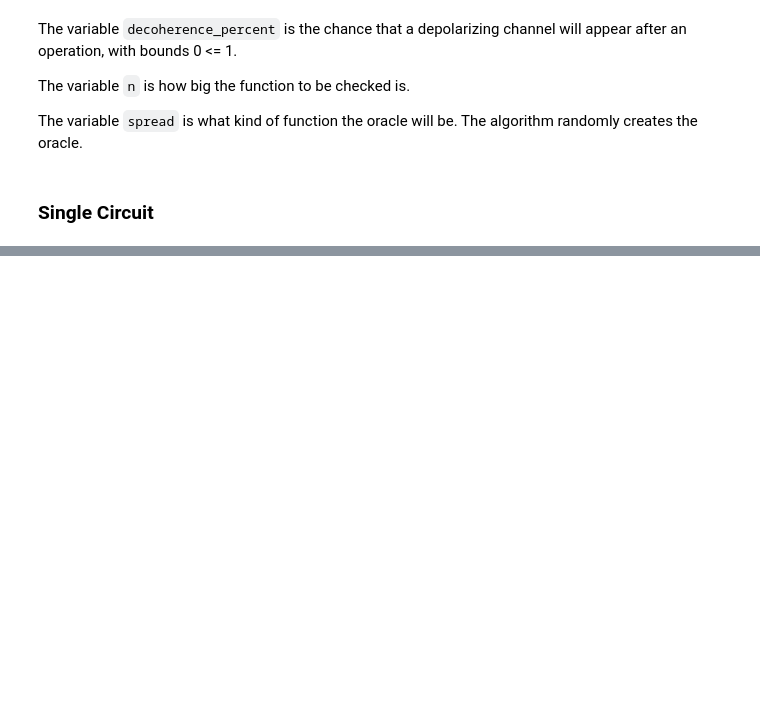
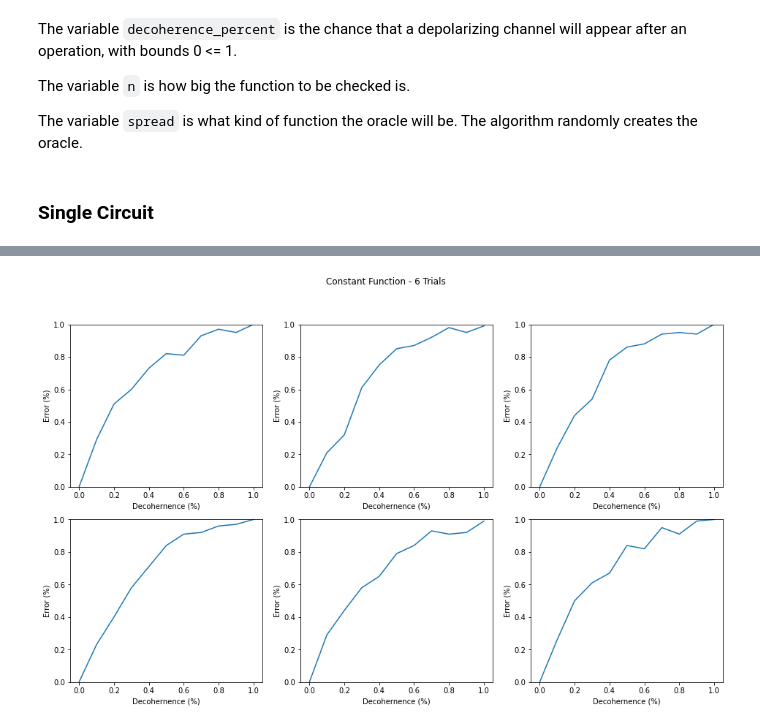
Before and after one commit to thirdfortuno/acl-quantum-decoherence, a Jupyter notebook: dj_decoherence_generalized.ipynb, the cells around one changed output, grey strips where cells are left out. Drawn from its saved outputs; the diff is of its cells as text; code cells hidden in the pictures; blank space fills up the shorter version.

```diff
--- a/dj_decoherence_generalized.ipynb
+++ b/dj_decoherence_generalized.ipynb
@@ -115,0 +190,22 @@ plot_histogram(answer)
+# %%
+percentages = [0, 0.1, 0.2, 0.3, 0.4, 0.5, 0.6, 0.7, 0.8, 0.9, 1]
+n = 4
+shots=100
+spread = 'constant' #'balanced' or 'constant'
+fig, axs = plt.subplots(2,3, figsize=(16,9))
+fig.suptitle('Constant Function - 6 Trials')
+
+for element in tqdm(range(6)):
+    i = int(element/3)
+    j = element%3
+    errors = []
+    for p in percentages:
+        ans = run_dj(spread=spread, shots=shots, n=n, decoherence_percent=p)
+        err = (shots - ans[spread])/shots
+        errors.append(err)
+
+    axs[i,j].set_ylim([0,1])
+    axs[i,j].plot(percentages, errors)
+    axs[i,j].set(xlabel="Decohernence (%)", ylabel="Error (%)")
+# %% [output]
+[figure, added]
```
Also changed, not shown: parts of 16 cells of this notebook.
